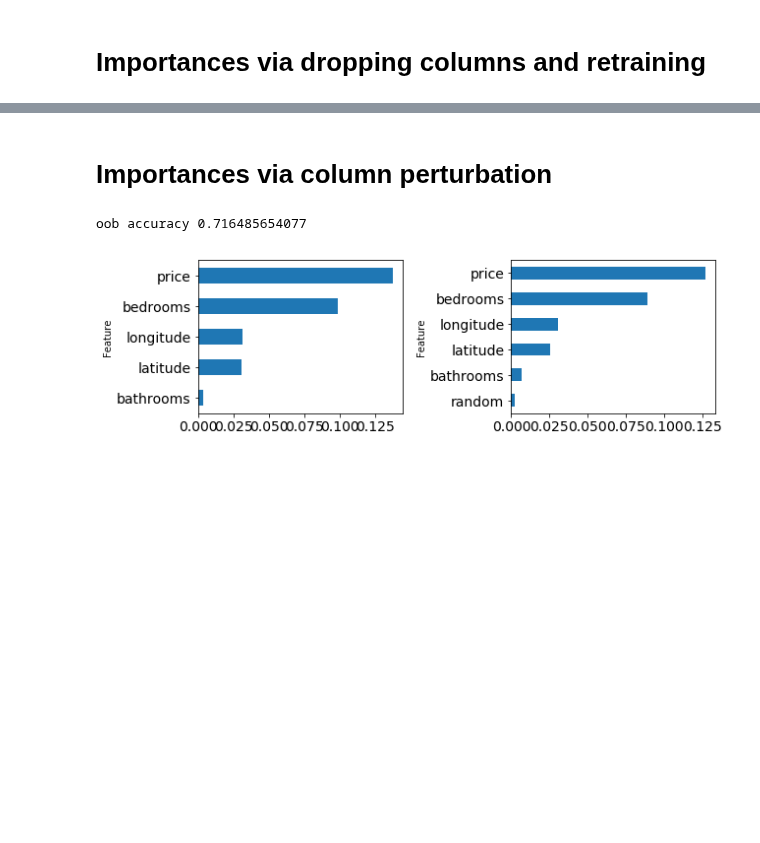
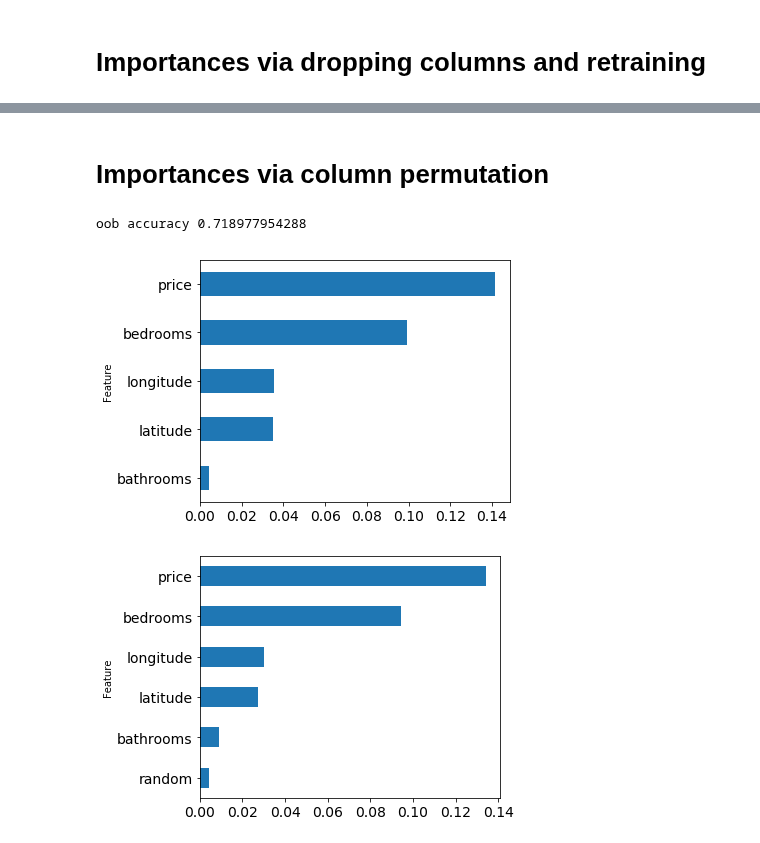
Before and after one commit to parrt/random-forest-importances, a Jupyter notebook: notebooks/permutation-importances-classifier.ipynb, the cells around one changed output, grey strips where cells are left out. Saved outputs shown, nothing was run; the diff lists cells and outputs as text; code cells hidden in the pictures; blank space fills up the shorter version.

```diff
--- a/notebooks/permutation-importances-classifier.ipynb
+++ b/notebooks/permutation-importances-classifier.ipynb
@@ -6,11 +6,15 @@ from sklearn.ensemble import RandomForestClassifier
 from sklearn.model_selection import cross_val_score
 from sklearn.base import clone
 
-def plot_importances(columns,importances,figsize=None, ax=None):
+def plot_importances(columns,importances,figsize=None, ax=None, save=None):
     I = pd.DataFrame(data={'Feature':columns, 'Importance':importances})
     I = I.set_index('Feature')
     I = I.sort_values('Importance', ascending=True)
     I.plot(kind='barh', figsize=figsize, legend=False, ax=ax, fontsize=14)
+    plt.tight_layout()
+    if save:
+        plt.savefig(save)
+    plt.show()
 # %%
 df = pd.read_csv("data/rent.csv")
 features = ['bathrooms','bedrooms','price','longitude','latitude',
@@ -123,5 +123,5 @@ oob accuracy is 0.714520181552926 for ['bathrooms' 'bedrooms' 'price' 'longitude
 # %% [markdown]
-# Importances via column perturbation
+# Importances via column permutation
 # %%
 from sklearn.ensemble.forest import _generate_unsampled_indices
 
@@ -156,27 +156,25 @@ def classifier_permutation_importances(rf, X_train, y_train):
         imp.append(oob - o)
     return np.array(imp)
 # %%
-fig, axes = plt.subplots(nrows=1, ncols=2, figsize=(9,2.8))
-
 X_train, y_train = df.drop('interest_level',axis=1), df['interest_level']
 rf = clone(base_rf)
 rf.fit(X_train, y_train)
 oob = oob_classifier_accuracy(rf, X_train, y_train)
 print("oob accuracy",oob)
 
 plot_importances(X_train.columns,
-                 classifier_permutation_importances(rf, X_train, y_train), ax=axes[0])
+                 classifier_permutation_importances(rf, X_train, y_train),
+                 save='cls_permute.svg')
 
 X_train2 = X_train.copy()
 X_train2['random'] = np.random.random(size=len(X_train))
 rf2 = clone(base_rf)
 rf2.fit(X_train2, y_train)
 
 plot_importances(X_train2.columns,
-                 classifier_permutation_importances(rf2, X_train2, y_train), ax=axes[1])
-
-plt.tight_layout()
-plt.show()
+                 classifier_permutation_importances(rf2, X_train2, y_train),
+                 save='cls_permute_random.svg')
 # %% [output]
-oob accuracy 0.716485654077
+oob accuracy 0.718977954288
-[figure, old version]
+[figure, new version]
+[figure, added]
```
Also changed, not shown: parts of 2 cells of this notebook, 15 other files.
